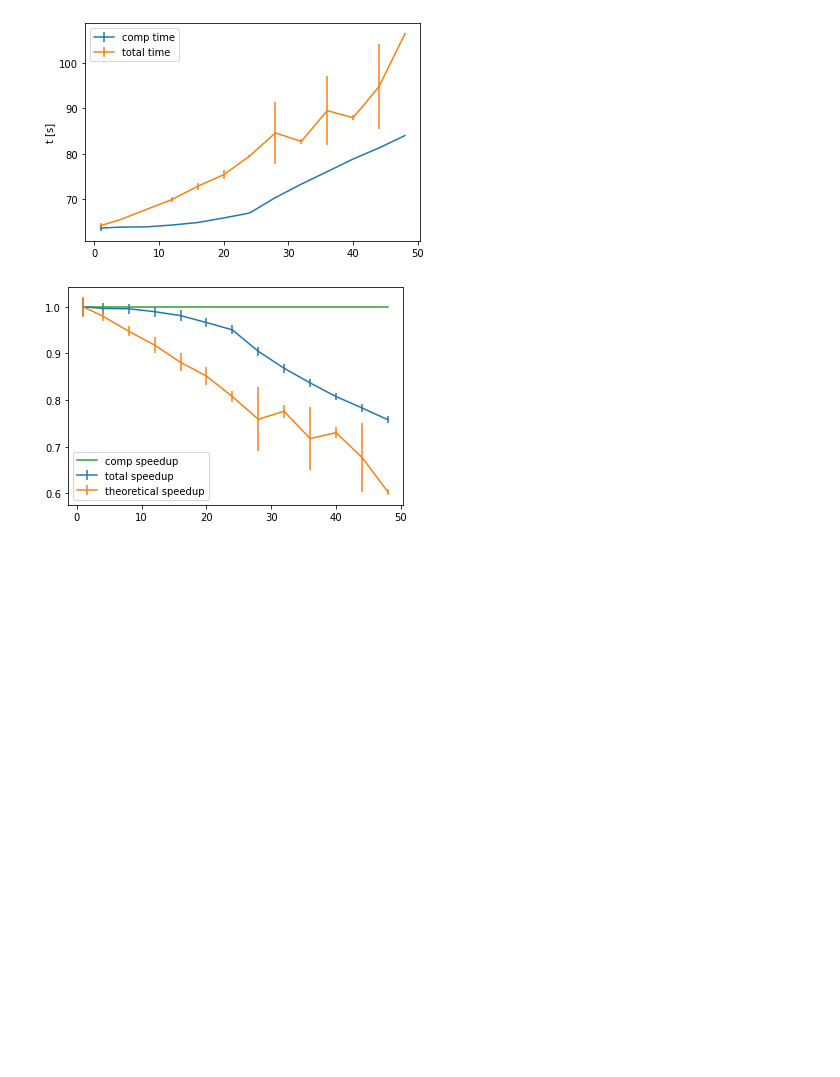
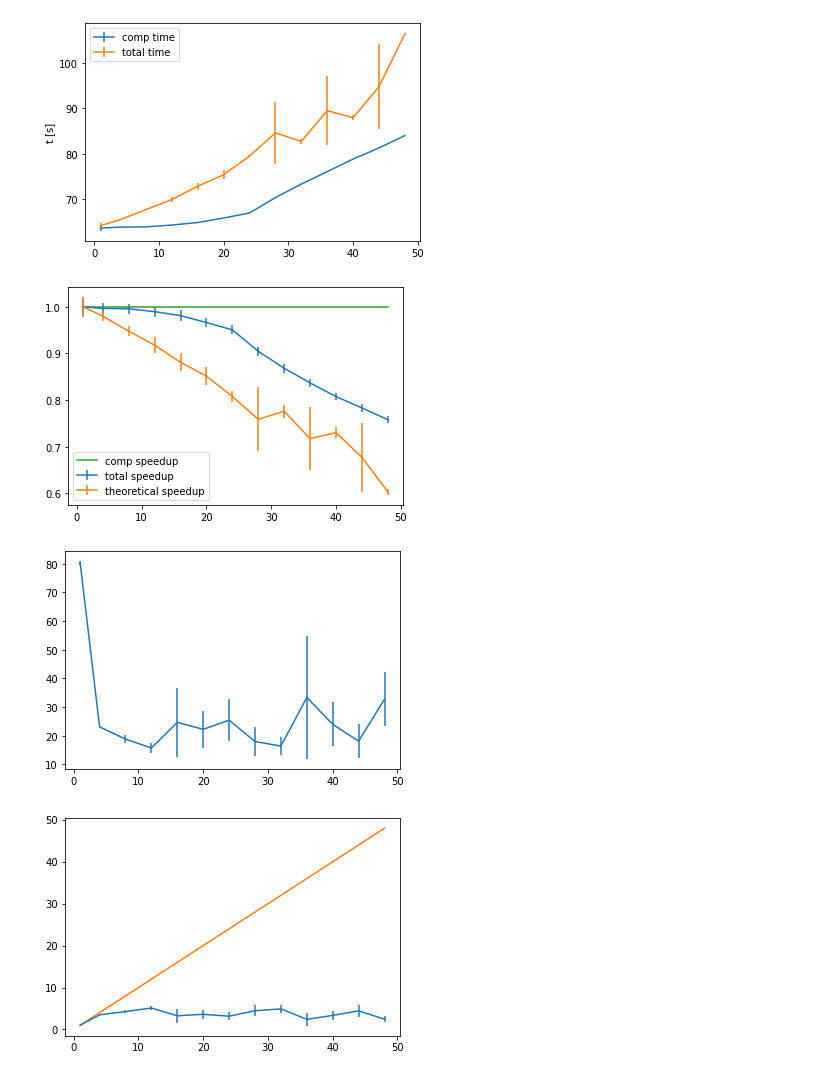
Before and after one commit to pogmat/Foundations_of_HPC_2020, a Jupyter notebook: Assignment2/stats/stats_err.ipynb, the cells around one changed output. Drawn from its saved outputs; the diff is of its cells as text; code cells hidden in the pictures; blank space fills up the shorter version.

```diff
--- a/Assignment2/stats/stats_err.ipynb
+++ b/Assignment2/stats/stats_err.ipynb
@@ -71,3 +71,40 @@ omp_plots("omp_weak_101.txt", False)
 # %% [output]
 [figure]
 [figure]
+# %%
+def read_mpi_file(filename):
+    reg_expr = re.compile("Elapsed time with( *)([^ ]*) nodes:( *)([^ ]*) s")
+    with open(filename, 'r') as infile:
+        infile.readline()
+        line = infile.readline()
+        table = pd.DataFrame(columns=['procs', 'time'])
+        while (line):
+            procs = int(reg_expr.search(line).group(2))
+            time = float(reg_expr.search(line).group(4))
+            line = infile.readline()
+            table = table.append({'procs': procs, 'time': time}, ignore_index=True)
+
+    return table
+# %%
+def mpi_plots(filename, strong=True):
+    df = read_mpi_file(filename)
+    df = df.groupby('procs').agg(['mean', 'std'])
+
+    fig_t, ax_t = plt.subplots()
+    ax_t.errorbar(df.index, df[('time','mean')], yerr=df[('time','std')])
+    plt.show()
+
+    df[('speedup','mean')] = df.iloc[0,0] / df[('time','mean')]
+    df[('speedup','std')] = (df.iloc[0,1] / df.iloc[0,0] + df[('time','std')] / df[('time','mean')]) * df[('speedup','mean')]
+    fig_s, ax_s = plt.subplots()
+    ax_s.errorbar(df.index, df[('speedup','mean')], yerr=df[('speedup','std')])
+    if strong == True:
+        ax_s.plot(df.index, df.index)
+    else:
+        ax_s.plot(df.index, df.index.size * [1.0])
+    plt.show()
+# %%
+mpi_plots("mpi_strong_011.txt")
+# %% [output]
+[figure, added]
+[figure, added]
```
Also changed, not shown: parts of 2 cells of this notebook.
